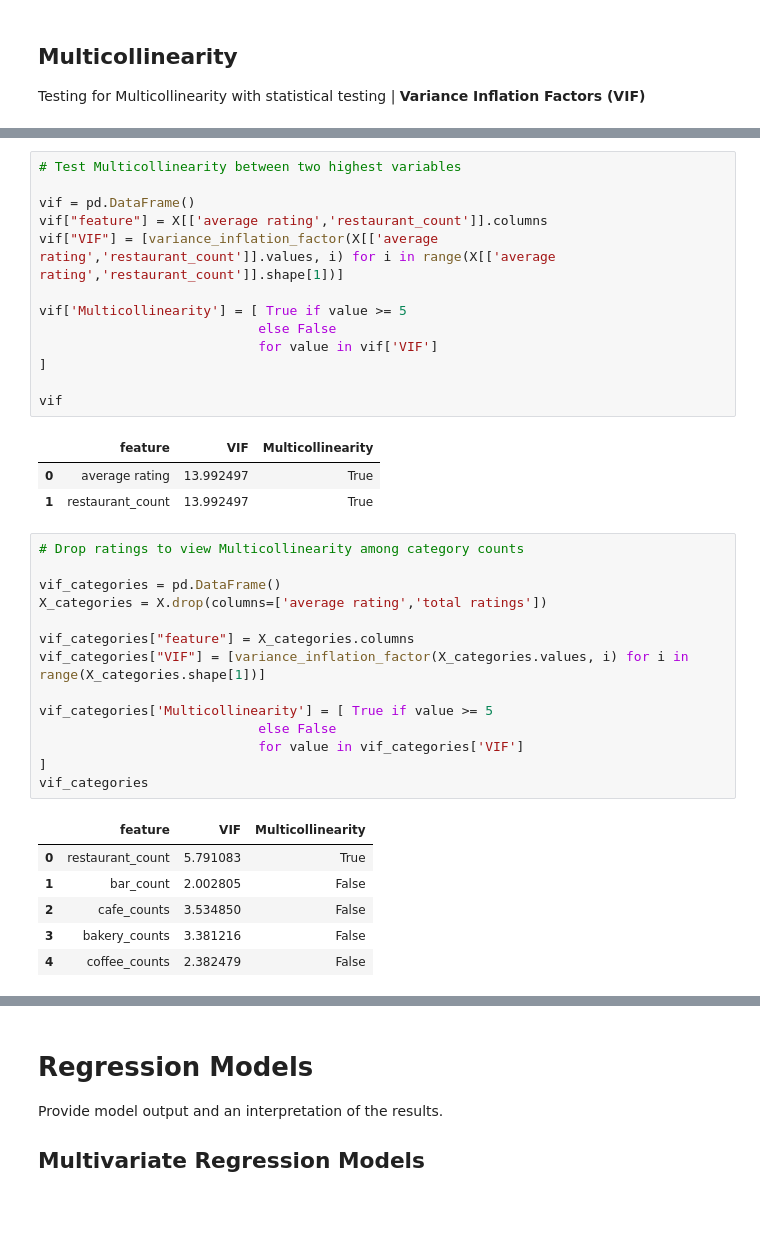
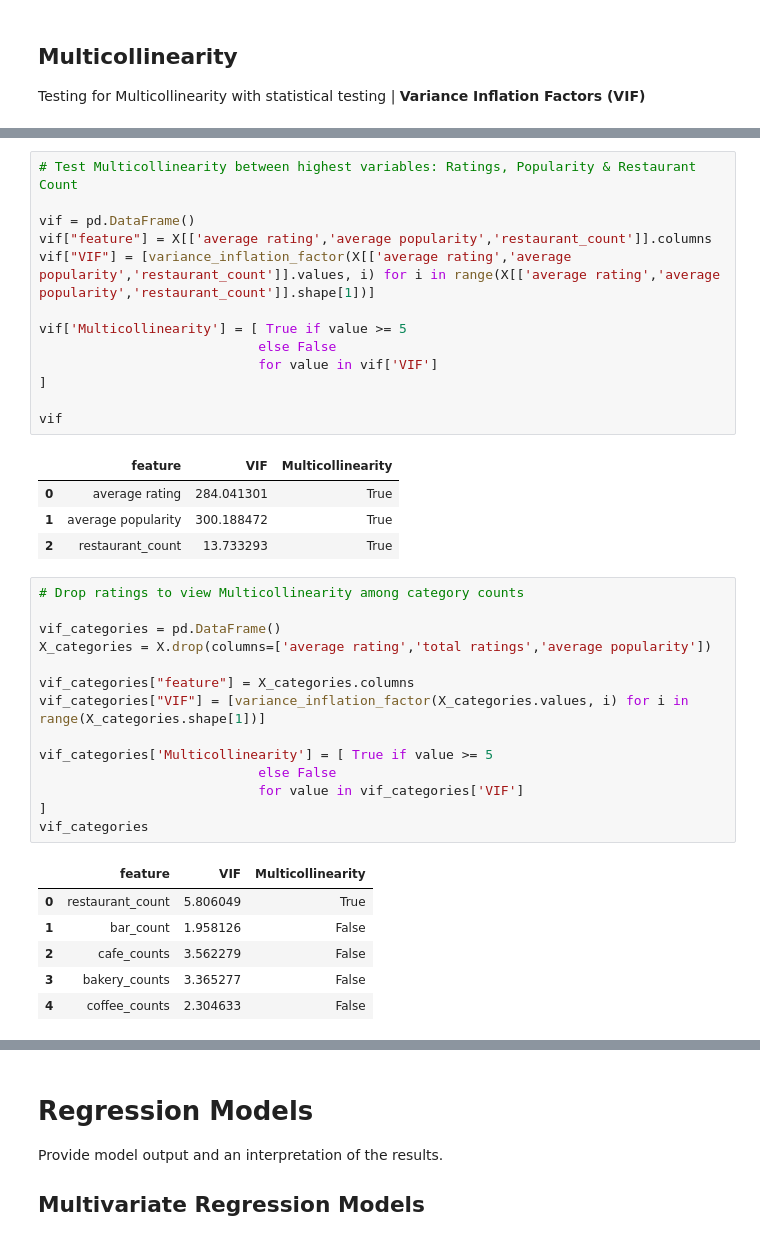
Before and after one commit to Mitch-P-Analyst/Statistical-Modelling-Project., a Jupyter notebook: notebooks/model_building.ipynb, the cells around one changed output, grey strips where cells are left out. Cells and saved outputs as stored; diff of their text form; blank space fills up the shorter version.

```diff
--- a/notebooks/model_building.ipynb
+++ b/notebooks/model_building.ipynb
@@ -166,25 +169,26 @@ vif
 # %%
-# Test Multicollinearity between two highest variables
+# Test Multicollinearity between highest variables: Ratings, Popularity & Restaurant Count
 
 vif = pd.DataFrame()
-vif["feature"] = X[['average rating','restaurant_count']].columns
-vif["VIF"] = [variance_inflation_factor(X[['average rating','restaurant_count']].values, i) for i in range(X[['average rating','restaurant_count']].shape[1])]
+vif["feature"] = X[['average rating','average popularity','restaurant_count']].columns
+vif["VIF"] = [variance_inflation_factor(X[['average rating','average popularity','restaurant_count']].values, i) for i in range(X[['average rating','average popularity','restaurant_count']].shape[1])]
 
 vif['Multicollinearity'] = [ True if value >= 5
                             else False
                             for value in vif['VIF']
 ]
 
 vif
 # %% [output]
 |  | feature | VIF | Multicollinearity |
-| 0 | average rating | 13.992497 | True |
-| 1 | restaurant_count | 13.992497 | True |
+| 0 | average rating | 284.041301 | True |
+| 1 | average popularity | 300.188472 | True |
+| 2 | restaurant_count | 13.733293 | True |
 # %%
 # Drop ratings to view Multicollinearity among category counts
 
 vif_categories = pd.DataFrame()
-X_categories = X.drop(columns=['average rating','total ratings'])
+X_categories = X.drop(columns=['average rating','total ratings','average popularity'])
 
 vif_categories["feature"] = X_categories.columns
 vif_categories["VIF"] = [variance_inflation_factor(X_categories.values, i) for i in range(X_categories.shape[1])]
@@ -196,11 +200,11 @@ vif_categories['Multicollinearity'] = [ True if value >= 5
 vif_categories
 # %% [output]
 |  | feature | VIF | Multicollinearity |
-| 0 | restaurant_count | 5.791083 | True |
-| 1 | bar_count | 2.002805 | False |
-| 2 | cafe_counts | 3.534850 | False |
-| 3 | bakery_counts | 3.381216 | False |
-| 4 | coffee_counts | 2.382479 | False |
+| 0 | restaurant_count | 5.806049 | True |
+| 1 | bar_count | 1.958126 | False |
+| 2 | cafe_counts | 3.562279 | False |
+| 3 | bakery_counts | 3.365277 | False |
+| 4 | coffee_counts | 2.304633 | False |
 # %% [markdown]
 ## Multicollinearity Results
 
```
Also changed, not shown: parts of 14 cells of this notebook, 8 other files.
